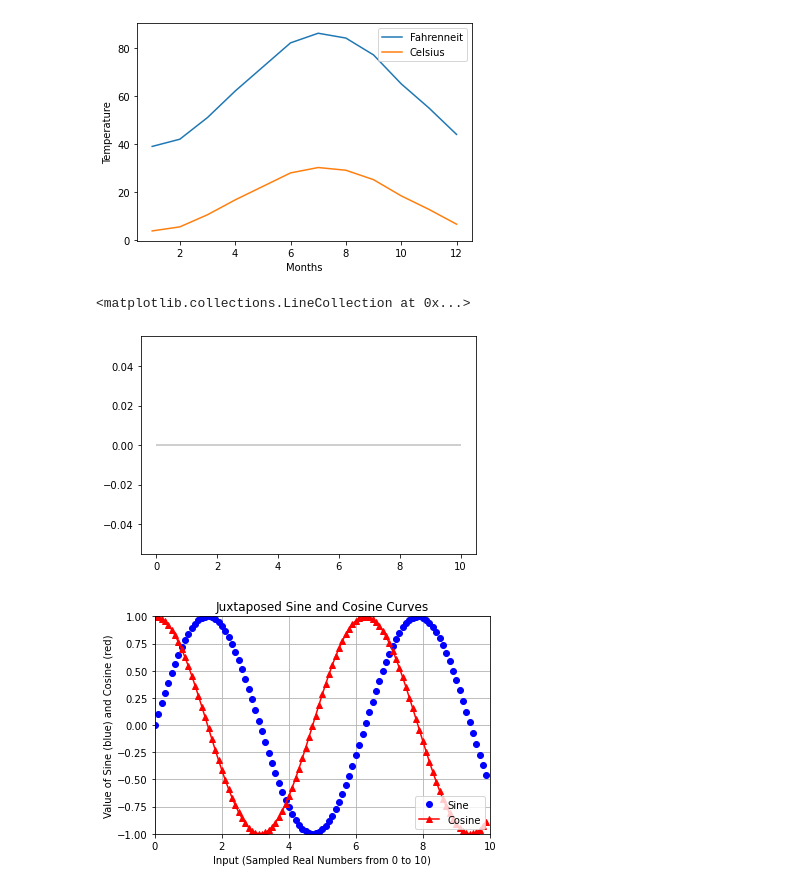
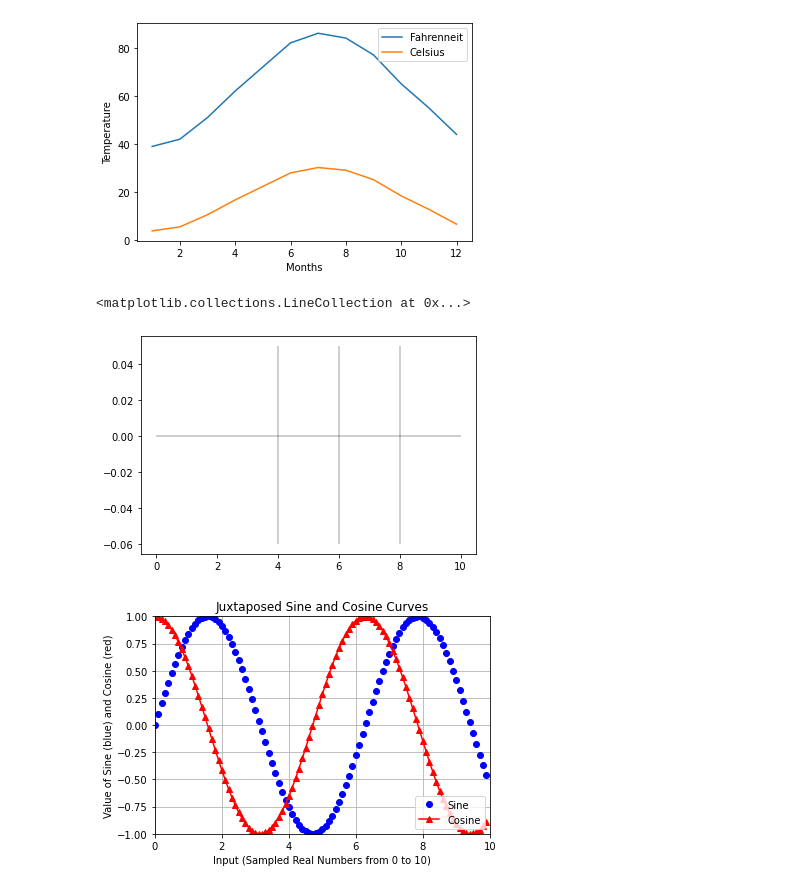
Before and after one commit to Simon-Xu-Lan/coding-notes, a Jupyter notebook: python/matplotlib/matplotlib.ipynb, the cells around one changed output. Cells and saved outputs as stored; diff of their text form; code cells hidden in the pictures.

```diff
--- a/python/matplotlib/matplotlib.ipynb
+++ b/python/matplotlib/matplotlib.ipynb
@@ -46,10 +46,12 @@ plt.show()
 # %%
 # Draw a horizontal line with 0.25 transparency
 # alpha is the translucent factor
-plt.hlines(0, 0, 10, alpha=0.25)
+# plt.hlines(0, 0, 10, alpha=0.25)
+plt.hlines(y=0, xmin=0, xmax=10, alpha=0.25)
+plt.vlines(x=(4,6,8), ymin=-0.06, ymax=0.05, alpha=0.25)
 # %% [output]
 <matplotlib.collections.LineCollection at 0x...>
-[figure, old version]
+[figure, new version]
 # %%
 # Set x axis and variables
 x_axis = np.arange(0, 10, 0.1)
```
Also changed, not shown: parts of 40 cells of this notebook, 15 other files.
